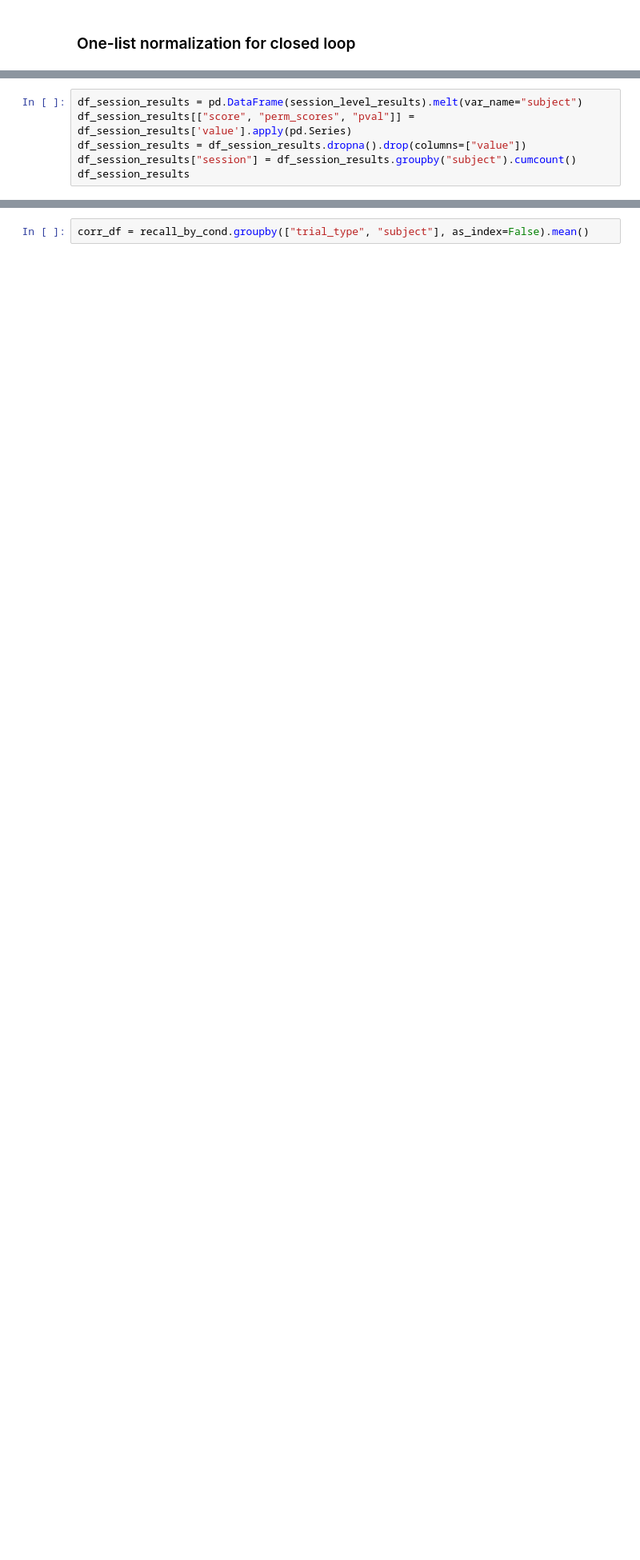
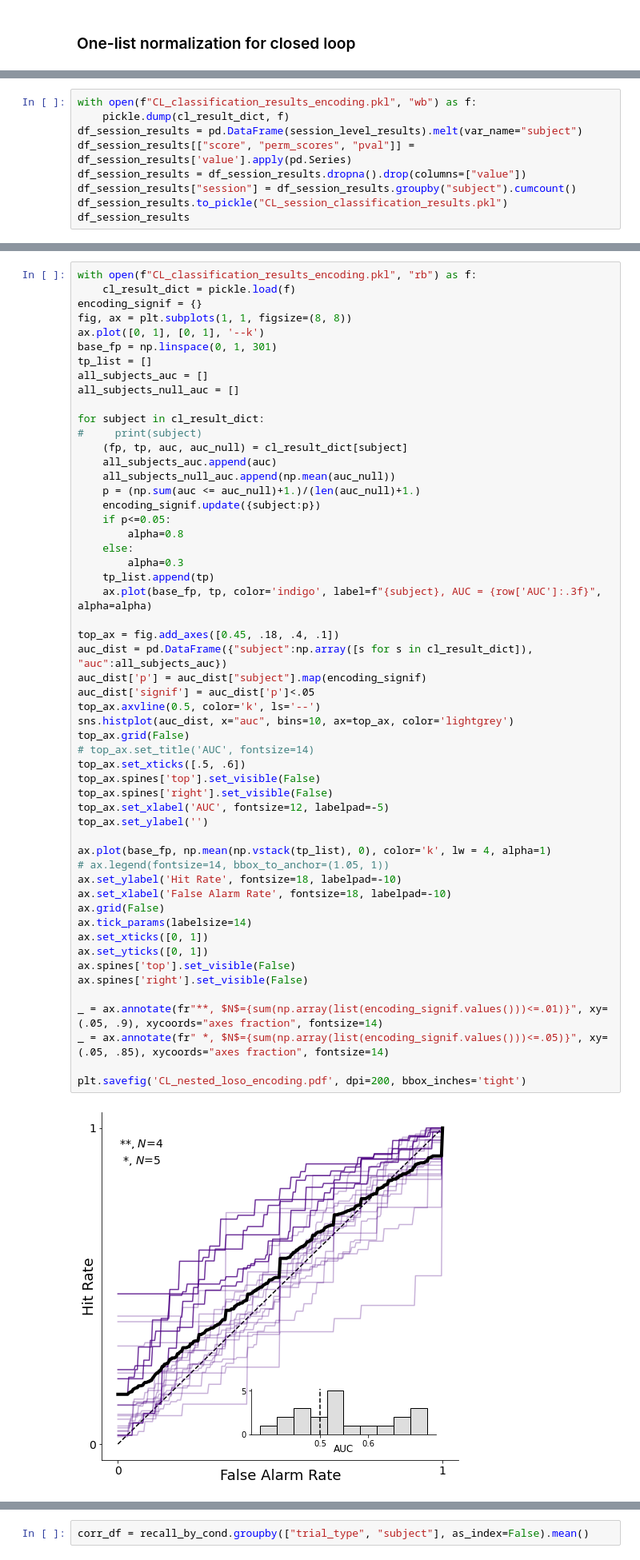
Before and after one commit to pennmem/optimizing-memory, a Jupyter notebook: multivariate.ipynb, the cells around one changed output, grey strips where cells are left out. Shown at 80% size. Saved outputs shown, nothing was run; the diff lists cells and outputs as text; blank space fills up the shorter version.

Commit message:
update multivariate notebook, new graphs

```diff
--- a/multivariate.ipynb
+++ b/multivariate.ipynb
@@ -507,6 +432,9 @@ plt.tight_layout()
 # %%
+with open(f"CL_classification_results_encoding.pkl", "wb") as f:
+    pickle.dump(cl_result_dict, f)
 df_session_results = pd.DataFrame(session_level_results).melt(var_name="subject")
 df_session_results[["score", "perm_scores", "pval"]] = df_session_results['value'].apply(pd.Series)
 df_session_results = df_session_results.dropna().drop(columns=["value"])
 df_session_results["session"] = df_session_results.groupby("subject").cumcount()
+df_session_results.to_pickle("CL_session_classification_results.pkl")
 df_session_results
@@ -527,3 +441,59 @@ df_session_results
+# %%
+with open(f"CL_classification_results_encoding.pkl", "rb") as f:
+    cl_result_dict = pickle.load(f)
+encoding_signif = {}
+fig, ax = plt.subplots(1, 1, figsize=(8, 8))
+ax.plot([0, 1], [0, 1], '--k')
+base_fp = np.linspace(0, 1, 301)
+tp_list = []
+all_subjects_auc = []
+all_subjects_null_auc = []
+
+for subject in cl_result_dict:
+#     print(subject)
+    (fp, tp, auc, auc_null) = cl_result_dict[subject]
+    all_subjects_auc.append(auc)
+    all_subjects_null_auc.append(np.mean(auc_null))
+    p = (np.sum(auc <= auc_null)+1.)/(len(auc_null)+1.)
+    encoding_signif.update({subject:p})
+    if p<=0.05:
+        alpha=0.8
+    else:
+        alpha=0.3
+    tp_list.append(tp)
+    ax.plot(base_fp, tp, color='indigo', label=f"{subject}, AUC = {row['AUC']:.3f}", alpha=alpha)
+
+top_ax = fig.add_axes([0.45, .18, .4, .1])
+auc_dist = pd.DataFrame({"subject":np.array([s for s in cl_result_dict]), "auc":all_subjects_auc})
+auc_dist['p'] = auc_dist["subject"].map(encoding_signif)
+auc_dist['signif'] = auc_dist['p']<.05
+top_ax.axvline(0.5, color='k', ls='--')
+sns.histplot(auc_dist, x="auc", bins=10, ax=top_ax, color='lightgrey')
+top_ax.grid(False)
+# top_ax.set_title('AUC', fontsize=14)
+top_ax.set_xticks([.5, .6])
+top_ax.spines['top'].set_visible(False)
+top_ax.spines['right'].set_visible(False)
+top_ax.set_xlabel('AUC', fontsize=12, labelpad=-5)
+top_ax.set_ylabel('')
+
+ax.plot(base_fp, np.mean(np.vstack(tp_list), 0), color='k', lw = 4, alpha=1)
+# ax.legend(fontsize=14, bbox_to_anchor=(1.05, 1))
+ax.set_ylabel('Hit Rate', fontsize=18, labelpad=-10)
+ax.set_xlabel('False Alarm Rate', fontsize=18, labelpad=-10)
+ax.grid(False)
+ax.tick_params(labelsize=14)
+ax.set_xticks([0, 1])
+ax.set_yticks([0, 1])
+ax.spines['top'].set_visible(False)
+ax.spines['right'].set_visible(False)
+
+_ = ax.annotate(fr"**, $N$={sum(np.array(list(encoding_signif.values()))<=.01)}", xy=(.05, .9), xycoords="axes fraction", fontsize=14)
+_ = ax.annotate(fr" *, $N$={sum(np.array(list(encoding_signif.values()))<=.05)}", xy=(.05, .85), xycoords="axes fraction", fontsize=14)
+
+plt.savefig('CL_nested_loso_encoding.pdf', dpi=200, bbox_inches='tight')
+# %% [output]
+[figure, added]
 # %%
 CL_evs = pd.read_csv("processed_events_NiclsCourierClosedLoop.csv", index_col=0)
 # CL_evs = CL_evs[~(CL_evs['classifier duration']>=6)]
```
Also changed, not shown: parts of 19 cells of this notebook.
